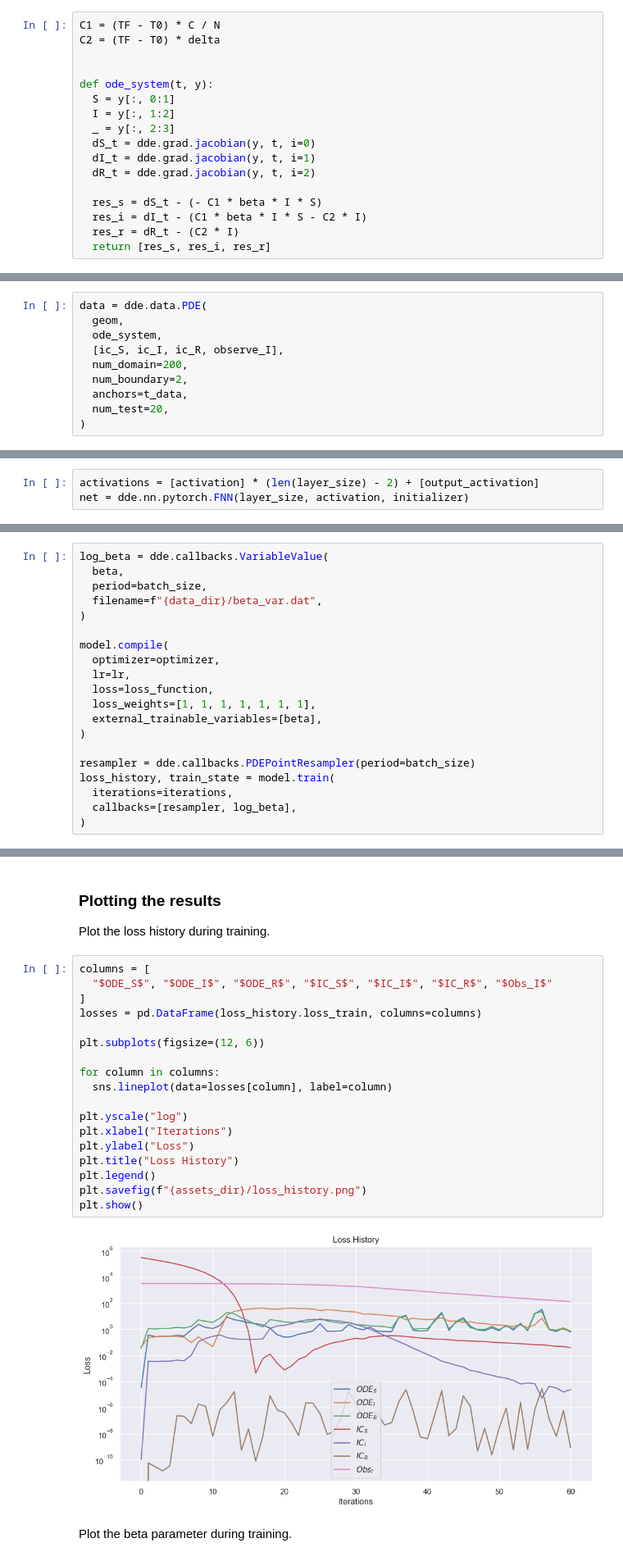
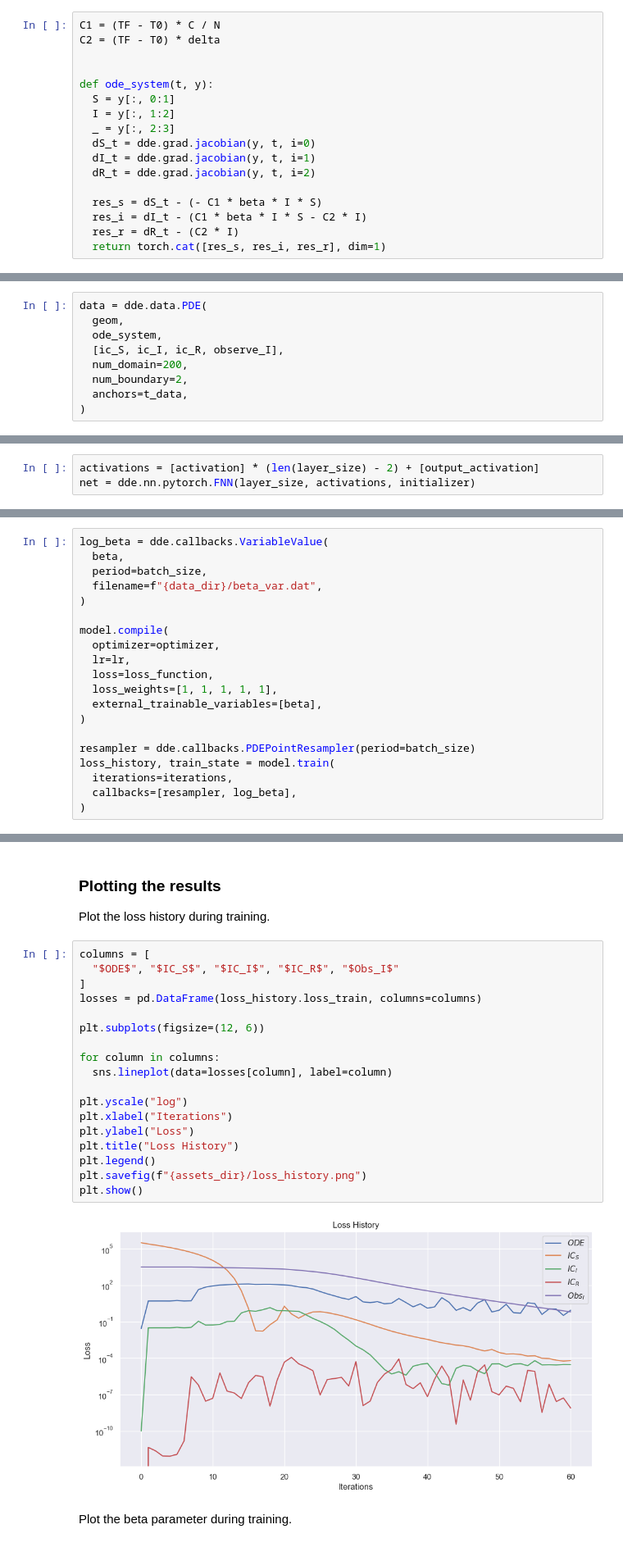
Before and after one commit to GiacomoGuidotto/sir-pinn, a Jupyter notebook: src/contant_rate/merged/merged.ipynb, the cells around one changed output, grey strips where cells are left out. Shown at 82% size. Cells and saved outputs as stored; diff of their text form.

```diff
--- a/src/contant_rate/merged/merged.ipynb
+++ b/src/contant_rate/merged/merged.ipynb
@@ -205,7 +205,7 @@ def ode_system(t, y):
   res_s = dS_t - (- C1 * beta * I * S)
   res_i = dI_t - (C1 * beta * I * S - C2 * I)
   res_r = dR_t - (C2 * I)
-  return [res_s, res_i, res_r]
+  return torch.cat([res_s, res_i, res_r], dim=1)
 # %% [markdown]
 Define the initial condition. The function will simply return the scaled initial condition for each component. The `boundary` function will be used to apply the ICs only in the correct boundary, which is the initial time. We could've compare the x value to T0, but we can simply use the `on_initial` parameter.
 # %%
@@ -234,13 +234,12 @@ data = dde.data.PDE(
   num_domain=200,
   num_boundary=2,
   anchors=t_data,
-  num_test=20,
 )
 # %% [markdown]
 Define the network as one Feedforward Neural Network that takes the time `t` as input and outputs the three components of the solution `S`, `I`, and `R`.
 # %%
 activations = [activation] * (len(layer_size) - 2) + [output_activation]
-net = dde.nn.pytorch.FNN(layer_size, activation, initializer)
+net = dde.nn.pytorch.FNN(layer_size, activations, initializer)
 # %% [markdown]
 Finally, define the model as the Neural Network and the problem it tries to solve.
 # %%
@@ -260,7 +259,7 @@ model.compile(
   optimizer=optimizer,
   lr=lr,
   loss=loss_function,
-  loss_weights=[1, 1, 1, 1, 1, 1, 1],
+  loss_weights=[1, 1, 1, 1, 1],
   external_trainable_variables=[beta],
 )
 
@@ -309,24 +308,24 @@ Saving test data to data/test.dat ...
 Plot the loss history during training.
 # %%
 columns = [
-  "$ODE_S$", "$ODE_I$", "$ODE_R$", "$IC_S$", "$IC_I$", "$IC_R$", "$Obs_I$"
+  "$ODE$", "$IC_S$", "$IC_I$", "$IC_R$", "$Obs_I$"
 ]
 losses = pd.DataFrame(loss_history.loss_train, columns=columns)
 
 plt.subplots(figsize=(12, 6))
 
 for column in columns:
   sns.lineplot(data=losses[column], label=column)
 
 plt.yscale("log")
 plt.xlabel("Iterations")
 plt.ylabel("Loss")
 plt.title("Loss History")
 plt.legend()
 plt.savefig(f"{assets_dir}/loss_history.png")
 plt.show()
 # %% [output]
-[figure, old version]
+[figure, new version]
 # %% [markdown]
 Plot the beta parameter during training.
 # %%
```
Also changed, not shown: parts of 5 cells of this notebook, 13 other files.
